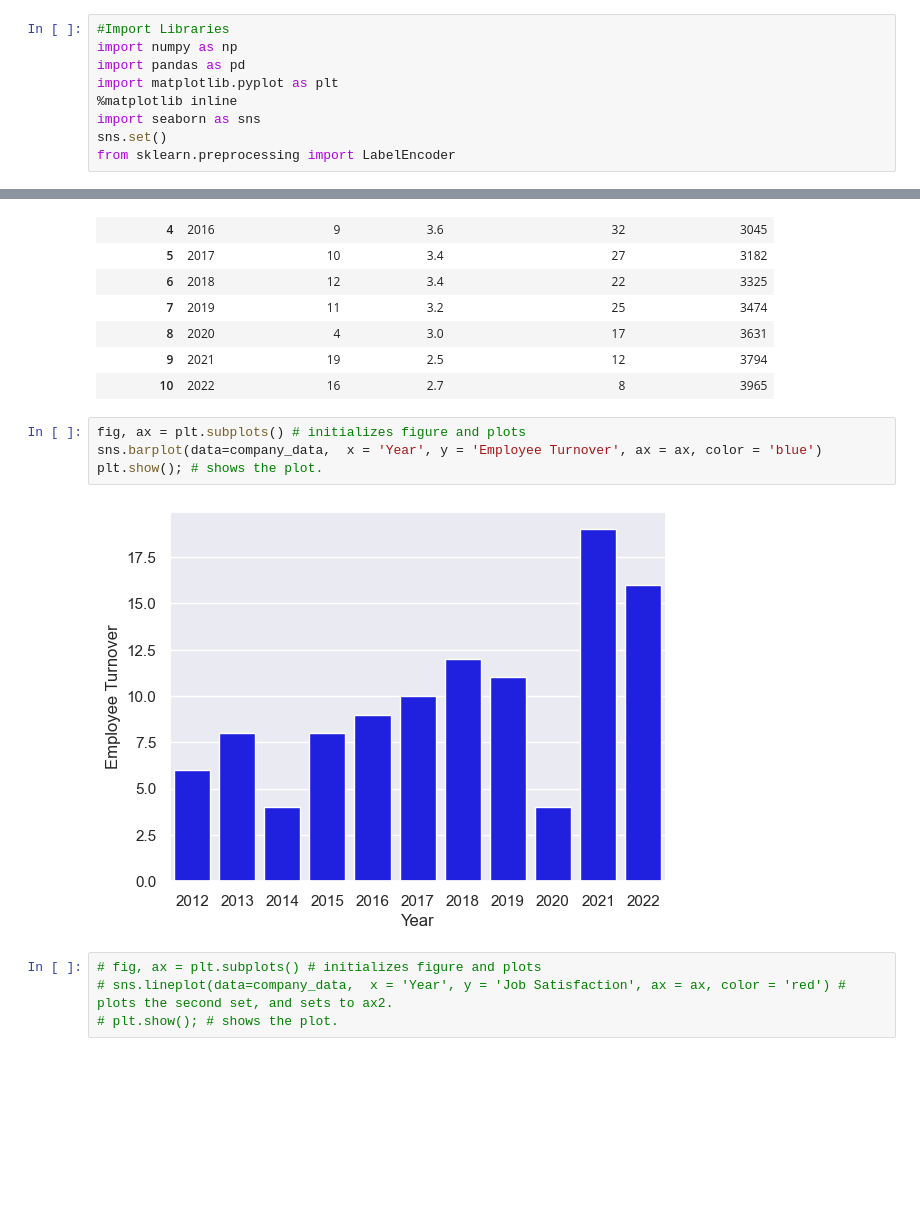
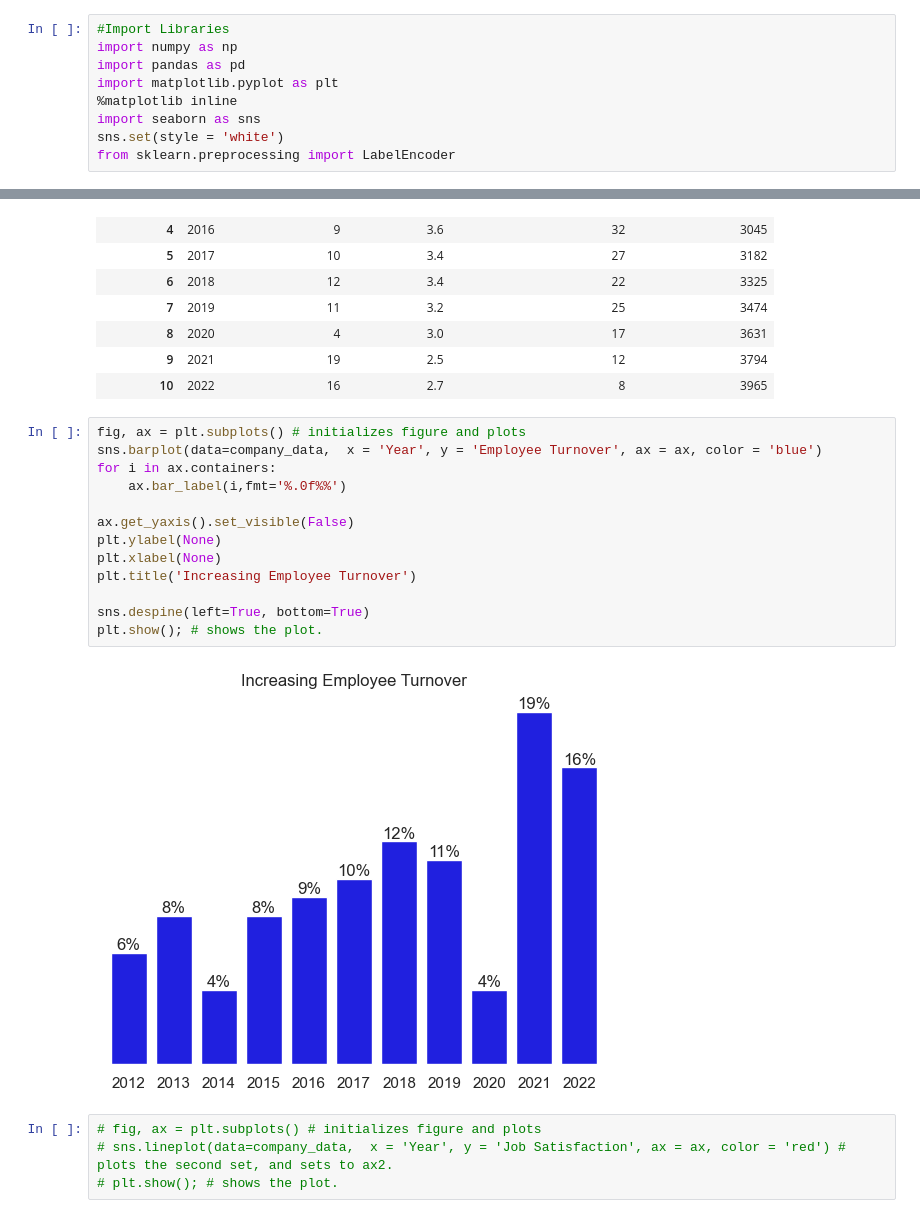
Before and after one commit to clmangham/acme_aroma, a Jupyter notebook: notebooks/0_eda.ipynb, the cells around one changed output, grey strips where cells are left out. Cells and saved outputs as stored; diff of their text form; blank space fills up the shorter version.

Commit message:
turnover visualization

```diff
--- a/notebooks/0_eda.ipynb
+++ b/notebooks/0_eda.ipynb
@@ -5,7 +5,7 @@ import pandas as pd
 import matplotlib.pyplot as plt
 %matplotlib inline
 import seaborn as sns
-sns.set()
+sns.set(style = 'white')
 from sklearn.preprocessing import LabelEncoder
 # %%
 company_data = pd.read_csv("../data/company_data.csv",sep=",")
@@ -54,9 +54,18 @@ company_data
 # %%
 fig, ax = plt.subplots() # initializes figure and plots
 sns.barplot(data=company_data,  x = 'Year', y = 'Employee Turnover', ax = ax, color = 'blue')
+for i in ax.containers:
+    ax.bar_label(i,fmt='%.0f%%')
+
+ax.get_yaxis().set_visible(False)
+plt.ylabel(None)
+plt.xlabel(None)
+plt.title('Increasing Employee Turnover')
+
+sns.despine(left=True, bottom=True)
 plt.show(); # shows the plot.
 # %% [output]
-[figure, old version]
+[figure, new version]
 # %%
 # fig, ax = plt.subplots() # initializes figure and plots
 # sns.lineplot(data=company_data,  x = 'Year', y = 'Job Satisfaction', ax = ax, color = 'red') # plots the second set, and sets to ax2.
```
